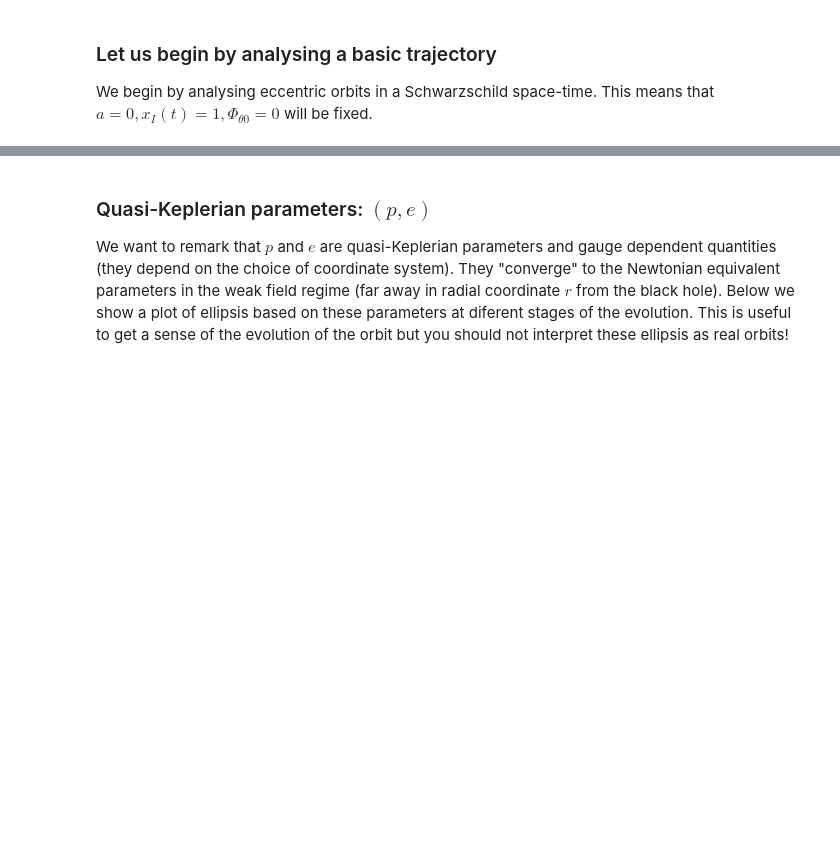
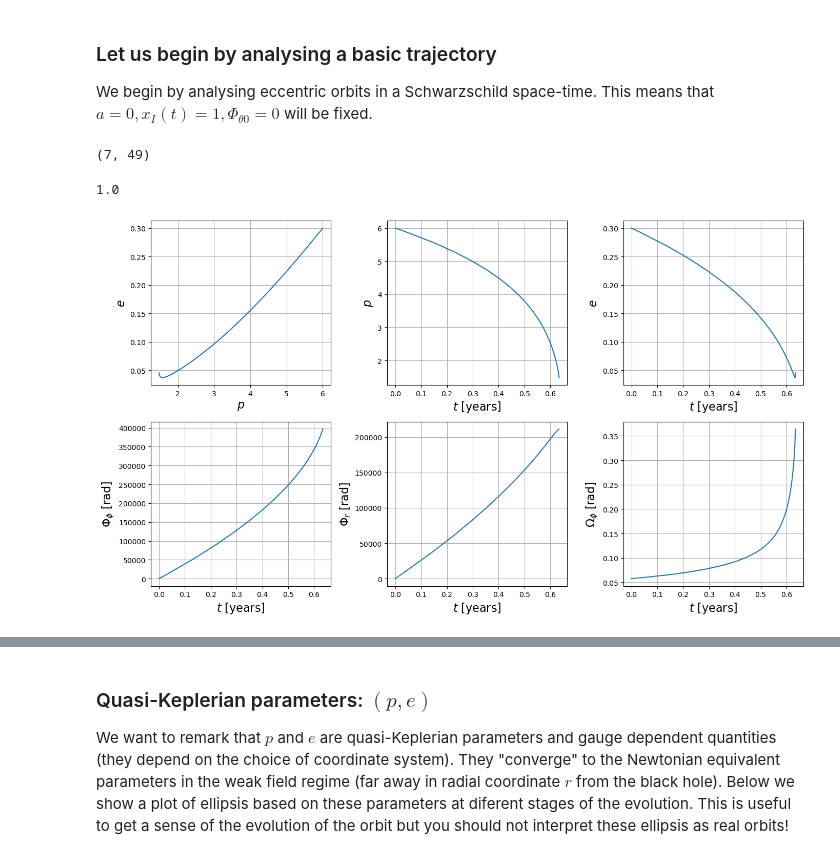
Before and after one commit to BertDepoorter/FEW-tutorial, a Jupyter notebook: GW_Workshop_Leuven.ipynb, the cells around one changed output, grey strips where cells are left out. Saved outputs shown, nothing was run; the diff lists cells and outputs as text; code cells hidden in the pictures; blank space fills up the shorter version.

```diff
--- a/GW_Workshop_Leuven.ipynb
+++ b/GW_Workshop_Leuven.ipynb
@@ -194,4 +208,4 @@ For the special case of non-rotating black holes (Schwarzchild black holes) the
 We begin by analysing eccentric orbits in a Schwarzschild space-time. This means that $a = 0, x_{I}(t) = 1, \Phi_{\theta0} = 0$ will be fixed.
 # %%
 # initialize trajectory class
-traj = EMRIInspiral(func="SchwarzEccFlux")
+traj = EMRIInspiral(func="KerrEccEqFlux")
@@ -197,0 +235,39 @@ traj = EMRIInspiral(func="SchwarzEccFlux")
+# %%
+np.asarray(traj(M, mu, a, p0, e0, x,
+                Phi_phi0=0.0,
+                Phi_theta0=0.0,
+                Phi_r0=0.0,
+                **kwargs)).shape
+# %% [output]
+(7, 49)
+# %%
+x
+# %% [output]
+1.0
+# %%
+a_arr = np.ones_like(p) * a
+x_arr = np.ones_like(p) * x
+# get dimensionless fundamental frequencies
+OmegaPhi, OmegaTheta, OmegaR = get_fundamental_frequencies(a_arr, p, e, x_arr)
+# %%
+
+# Plot the results
+fig, axes = plt.subplots(2, 3)
+plt.subplots_adjust(wspace=0.3)
+fig.set_size_inches(14, 8)
+axes = axes.ravel()
+
+ylabels = [r'$e$', r'$p$', r'$e$', r'$\Phi_\phi$ [rad]', r'$\Phi_r$ [rad]', r'$\Omega_\phi$ [rad]']
+xlabels = [r'$p$', r'$t$ [years]', r'$t$ [years]', r'$t$ [years]', r'$t$ [years]', r'$t$ [years]', r'$t$ [years]', r'$t$ [years]']
+ys = [e, p, e, Phi_phi, Phi_r, OmegaPhi]
+xs = [p, t/YRSID_SI, t/YRSID_SI, t/YRSID_SI, t/YRSID_SI, t/YRSID_SI]
+
+for i, (ax, x, y, xlab, ylab) in enumerate(zip(axes, xs, ys, xlabels, ylabels)):
+    ax.plot(x, y)
+    ax.set_xlabel(xlab, fontsize=16)
+    ax.set_ylabel(ylab, fontsize=16)
+    ax.grid()
+
+plt.tight_layout()
+# %% [output]
+[figure, added]
```
Also changed, not shown: parts of 30 cells of this notebook, 1 other file.
